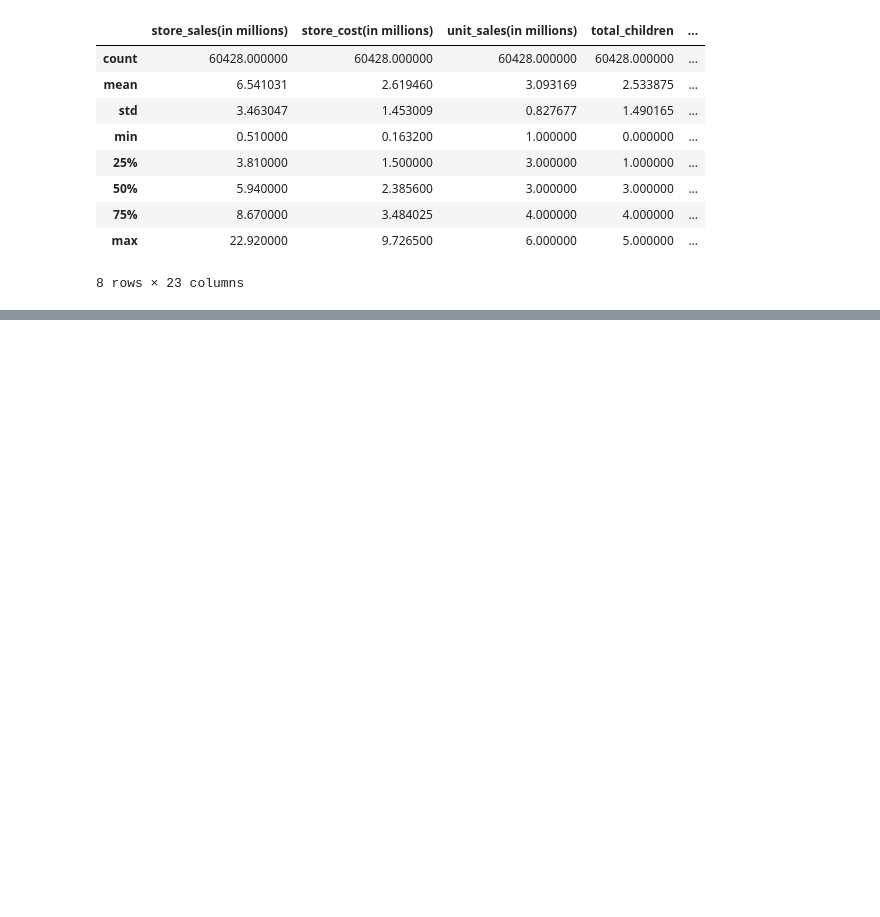
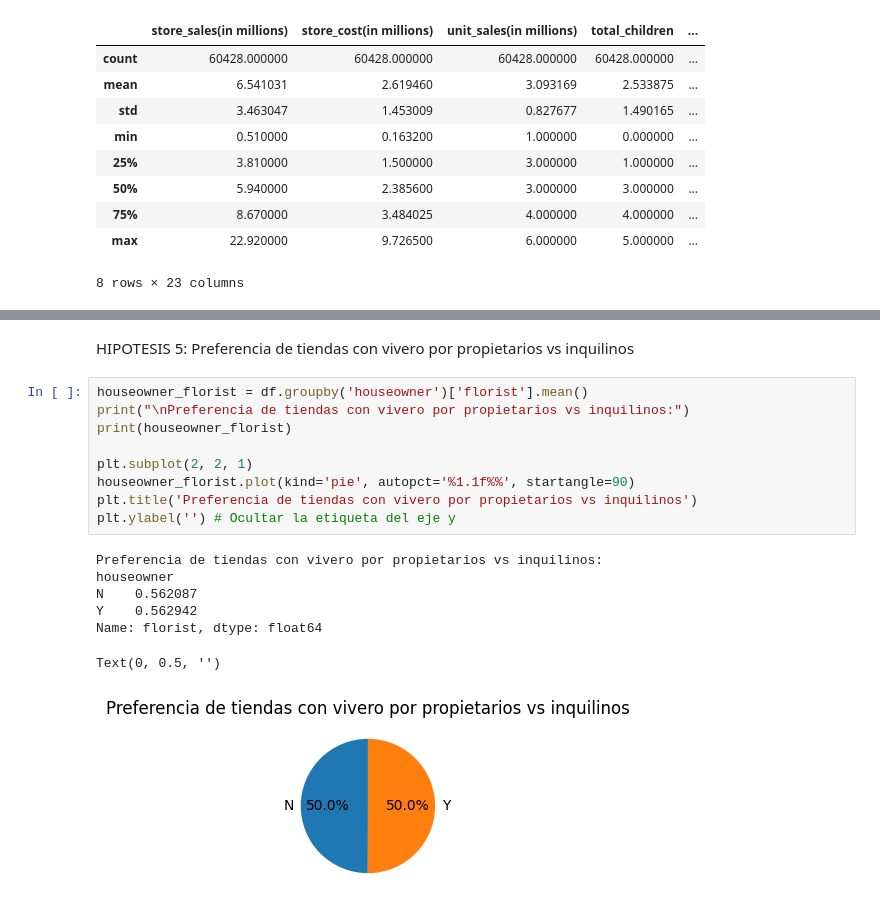
Before and after one commit to Apolo073/CODER_Cienciadedatos, a Jupyter notebook: PryectoDS_Parte1_Stein.ipynb, the cells around one changed output, grey strips where cells are left out. Cells and saved outputs as stored; diff of their text form; blank space fills up the shorter version.

```diff
--- a/PryectoDS_Parte1_Stein.ipynb
+++ b/PryectoDS_Parte1_Stein.ipynb
@@ -100,0 +153,19 @@ df.head(10)
+# %% [markdown]
+HIPOTESIS 5: Preferencia de tiendas con vivero por propietarios vs inquilinos
+# %%
+houseowner_florist = df.groupby('houseowner')['florist'].mean()
+print("\nPreferencia de tiendas con vivero por propietarios vs inquilinos:")
+print(houseowner_florist)
+
+plt.subplot(2, 2, 1)
+houseowner_florist.plot(kind='pie', autopct='%1.1f%%', startangle=90)
+plt.title('Preferencia de tiendas con vivero por propietarios vs inquilinos')
+plt.ylabel('') # Ocultar la etiqueta del eje y
+# %% [output]
+Preferencia de tiendas con vivero por propietarios vs inquilinos:
+houseowner
+N    0.562087
+Y    0.562942
+Name: florist, dtype: float64
+Text(0, 0.5, '')
+[figure, added]
```
Also changed, not shown: parts of 24 cells of this notebook.
